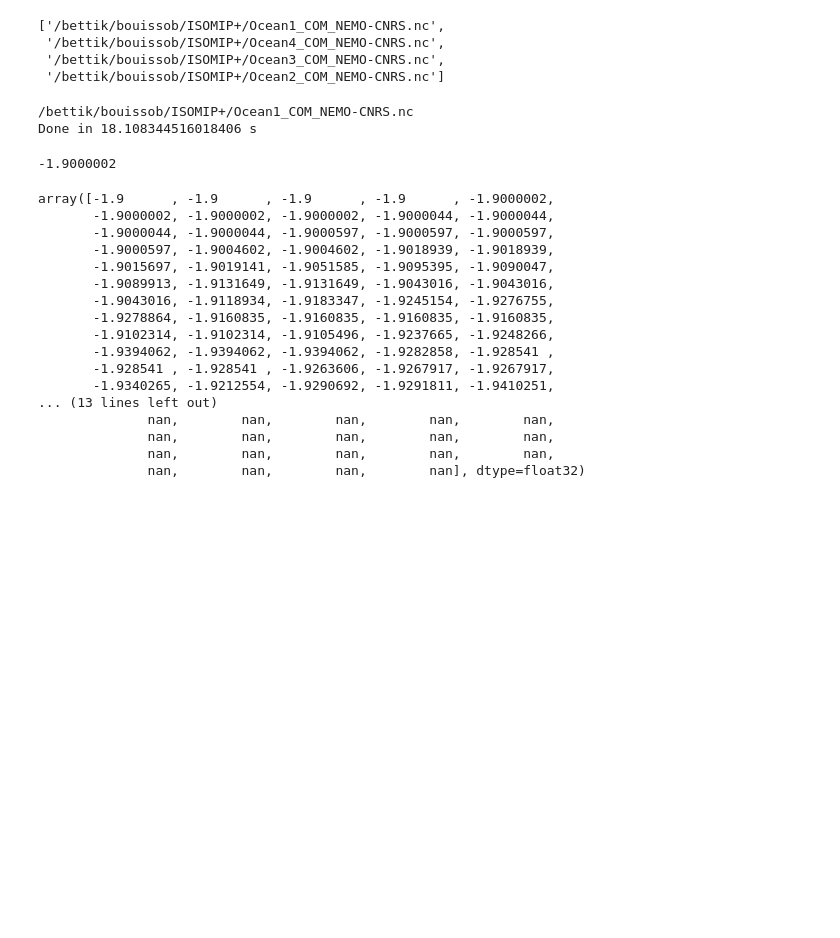
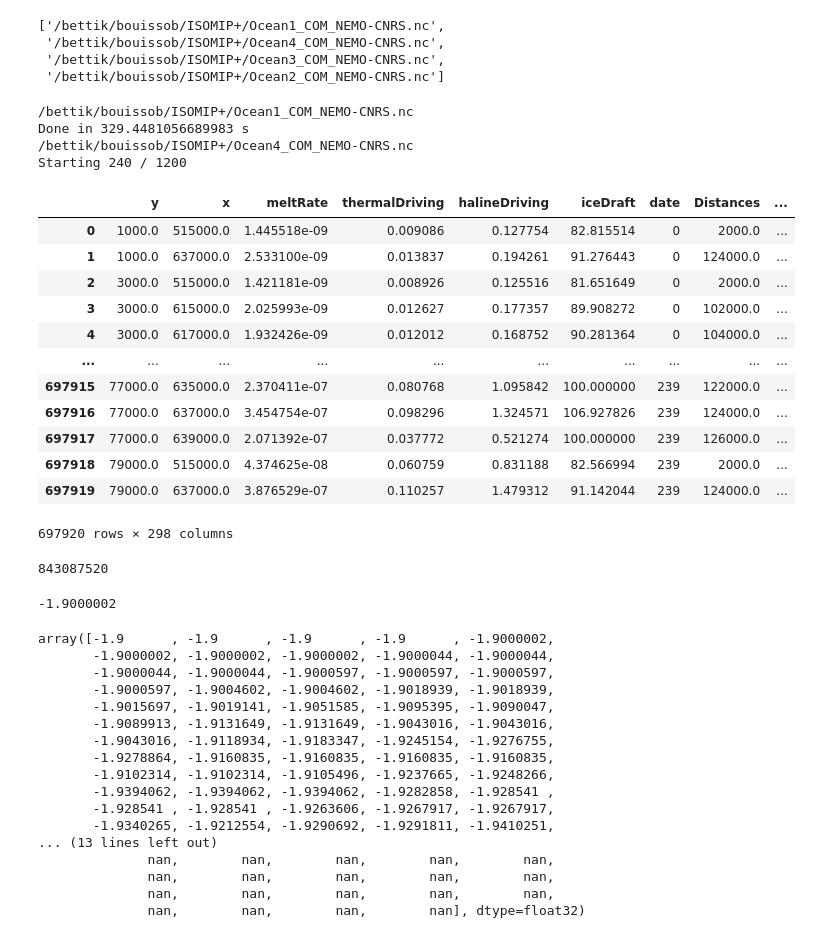
Before and after one commit to BenBouiss/NN_intern_2022, a Jupyter notebook: Prepping_data_NN.ipynb, the cells around one changed output. Cells and saved outputs as stored; diff of their text form; code cells hidden in the pictures; blank space fills up the shorter version.

Commit message:
New method

```diff
--- a/Prepping_data_NN.ipynb
+++ b/Prepping_data_NN.ipynb
@@ -55,10 +56,32 @@ def Method2_get_T_S(df, Data):
 # %%
 def Method3_get_T_S(df, Data):
     """
-    Method returns for each point a list of size Z of averaged values on the Y dimensions
+    Method returns for each point a list of size Z of values averaged on the Y dimensions
     """
     ys = np.array(df.ny)
     y = xr.DataArray(ys)
-    T = np.array(Data.temperatureYZ.isel(nTime = 0).mean(dim = 'ny', skipna = True))
-    S = np.array(Data.salinityYZ.isel(nTime = 0).mean(dim = 'ny', skipna = True))
+    zs = np.array(df.iceDraft)
+    z = xr.DataArray(zs)
+    T = Data.temperatureYZ.mean(dim = 'ny', skipna = True)
+    S = Data.salinityYZ.mean(dim = 'ny', skipna = True)#.interp(nz = - z, method = 'linear')
     return T, S
+# %%
+def Method4_get_T_S(df, Data):
+    """
+    Method returns for each point a list of size Z of values at Y
+    """
+    ys = np.array(df.ny)
+    y = xr.DataArray(ys)
+    Data = Data.assign_coords({'nz':  - Data.nz})
+    T = np.array(Data.temperatureYZ.sel(ny = y).interpolate_na(dim="nz", method = 'linear', fill_value="extrapolate"))
+    S = np.array(Data.salinityYZ.sel(ny = y).interpolate_na(dim="nz", method = 'linear', fill_value="extrapolate"))
+
+    Max = np.shape(T)[0]
+    Names_T = [f"T_{i}" for i in range(Max)]
+    Names_S = [f"S_{i}" for i in range(Max)]
+    DF_T = pd.DataFrame(T, index=Names_T).T
+    DF_S = pd.DataFrame(S, index=Names_S).T
+    return pd.concat([DF_T, DF_S], axis=1)
+# %%
+T, S = Method3_get_T_S(df, Data.isel(nTime = 0))
+T
@@ -107,8 +168,8 @@ paths
  '/bettik/bouissob/ISOMIP+/Ocean3_COM_NEMO-CNRS.nc',
  '/bettik/bouissob/ISOMIP+/Ocean2_COM_NEMO-CNRS.nc']
 # %%
-Method = 1
-for path in paths[0:1]:
+Method = 4
+for path in paths:
     dfT = pd.DataFrame()
     #Name = path.replace('.nc', '').replace(File_path, '')
     Name = path.split('/')[-1].split('_')[0]
@@ -155,6 +216,9 @@ for path in paths[0:1]:
             T, S = New_get_depth_temp_sal(df, Data.isel(nTime = t))
             df['temperatureYZ'] = T
             df['salinityYZ'] = S
+        if Method == 4:
+            df_new = Method4_get_T_S(df, Data.isel(nTime = t))
+            df = pd.concat([df, df_new], axis = 1)
         dfT = pd.concat([dfT, df], ignore_index = True)
 
     print('Done in {} s'.format(time.perf_counter() - Start))#, end = '\r')
@@ -162,16 +226,36 @@ for path in paths[0:1]:
     dfT.dropna(inplace = True)
     dfT.reset_index(drop = True, inplace = True)
     dfT.rename(columns={'nx' :'x', 'ny': 'y'}, inplace=True)
-    dfT['x'] = dfT['x'] * Horiz_resol
-    dfT['y'] = dfT['y'] * Horiz_resol
+    dfT['x'] = dfT['x']
+    dfT['y'] = dfT['y']
     f_path = Bet_path + f'Method_Data/{Data_type}/Method_{Method}/'
     Make_dire(f_path)
     pd.DataFrame.to_csv(dfT, f_path + f'{Name}.csv', index = False)
 # %% [output]
 /bettik/bouissob/ISOMIP+/Ocean1_COM_NEMO-CNRS.nc
-Done in 18.108344516018406 s
+Done in 329.4481056689983 s
+/bettik/bouissob/ISOMIP+/Ocean4_COM_NEMO-CNRS.nc
+Starting 240 / 1200
+# %%
+dfT
+# %% [output]
+|  | y | x | meltRate | thermalDriving | halineDriving | iceDraft | date | Distances | ... |
+| 0 | 1000.0 | 515000.0 | 1.445518e-09 | 0.009086 | 0.127754 | 82.815514 | 0 | 2000.0 | ... |
+| 1 | 1000.0 | 637000.0 | 2.533100e-09 | 0.013837 | 0.194261 | 91.276443 | 0 | 124000.0 | ... |
+| 2 | 3000.0 | 515000.0 | 1.421181e-09 | 0.008926 | 0.125516 | 81.651649 | 0 | 2000.0 | ... |
+| 3 | 3000.0 | 615000.0 | 2.025993e-09 | 0.012627 | 0.177357 | 89.908272 | 0 | 102000.0 | ... |
+| 4 | 3000.0 | 617000.0 | 1.932426e-09 | 0.012012 | 0.168752 | 90.281364 | 0 | 104000.0 | ... |
+| ... | ... | ... | ... | ... | ... | ... | ... | ... | ... |
+| 697915 | 77000.0 | 635000.0 | 2.370411e-07 | 0.080768 | 1.095842 | 100.000000 | 239 | 122000.0 | ... |
+| 697916 | 77000.0 | 637000.0 | 3.454754e-07 | 0.098296 | 1.324571 | 106.927826 | 239 | 124000.0 | ... |
+| 697917 | 77000.0 | 639000.0 | 2.071392e-07 | 0.037772 | 0.521274 | 100.000000 | 239 | 126000.0 | ... |
+| 697918 | 79000.0 | 515000.0 | 4.374625e-08 | 0.060759 | 0.831188 | 82.566994 | 239 | 2000.0 | ... |
+| 697919 | 79000.0 | 637000.0 | 3.876529e-07 | 0.110257 | 1.479312 | 91.142044 | 239 | 124000.0 | ... |
+697920 rows × 298 columns
 # %%
-DF = df
+sys.getsizeof(dfT)
+# %% [output]
+843087520
 # %%
 np.nanmean(Data.temperatureYZ.isel(nTime = 0).isel(nz = 4).to_numpy())
 # %% [output]
```
Also changed, not shown: parts of 4 cells of this notebook, 1 other file.
